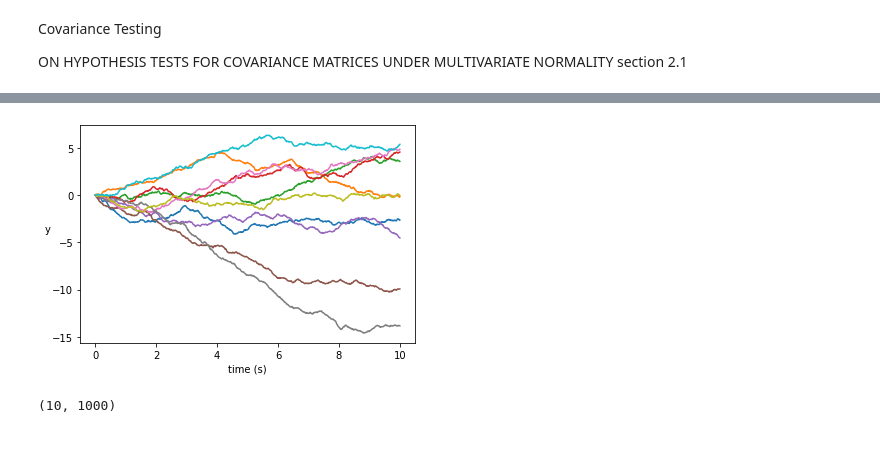
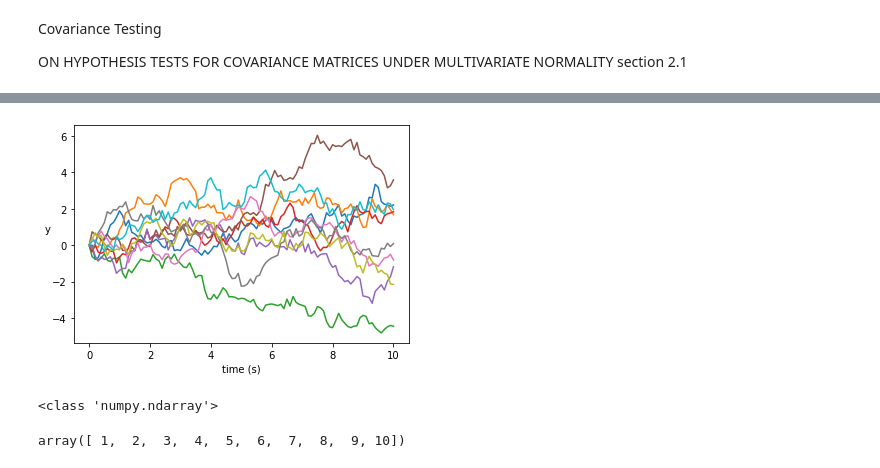
Before and after one commit to kaiboy05/fbm, a Jupyter notebook: Simulation.ipynb, the cells around one changed output, grey strips where cells are left out. Saved outputs shown, nothing was run; the diff lists cells and outputs as text; code cells hidden in the pictures.

```diff
--- a/Simulation.ipynb
+++ b/Simulation.ipynb
@@ -2,4 +2,20 @@
 import numpy as np
 import matplotlib.pyplot as plt
 import copy
+# %%
+class Simulator:
+    def __init__(self, y_init=0, grid_points=1000, t_init=0, t_end=10):
+        self.t_init = t_init
+        self.t_end = t_end
+        self.y_init = y_init
+        self.N = grid_points
+        self.dt = float(t_end - t_init) / self.N
+
+        self.ts = np.arange(t_init, t_end + self.dt, self.dt)
+
+    def simulate(self):
+        pass
+
+    def get_ts(self):
+        return copy.copy(self.ts)
 # %%
@@ -287,15 +382,14 @@ def cov_matrix_lrt_accept(sig_level, p):
 # %%
-H = 0.75
-sig_level = 0.95
+H = 0.5
+sig_level = 0.99
 
 fGn = Fractional_Gaussian_Simulator(H)
-fBm = Fractional_Brownian_Simulator(H)
-fBms = simulations_viewer(10, fBm)
+fBm = Fractional_Brownian_Simulator(H, grid_points=10)
+fBms = simulations_viewer(100, fBm)
 
-fGns = fBms[:,1:] - fBms[:,:-1]
+fGns = fBms[:, 1:] - fBms[:, :-1]
 p = fGns.shape[1]
 cov = fGn.get_cov(p) * fBm.factor ** 2
 
-stat = cov_matrix_lrt_stat(fGns, cov, mean=np.zeros(p))
-hyp_test(stat, cov_matrix_lrt_accept(sig_level, p))
+cov_matrix_lrt_test(fGns, cov, mean=np.zeros(p), sig_level=sig_level, verbose=True)
 # %% [output]
@@ -318,13 +530,15 @@ Accept Null Hypothesis (H_0)
 # %%
-H = 0.75
-sig_level = 0.95
+H = 0.5
 
-fGn = Fractional_Gaussian_Simulator(H)
-fBm = Fractional_Brownian_Simulator(H)
+fBm = FractionalBrownianSimulator2(H, grid_points=100)
 fBms = simulations_viewer(10, fBm)
 # %% [output]
-[figure, old version]
+[figure, new version]
-# %%
-print((fBms[:,1:] - fBms[:,:-1]).shape)
-# %% [output]
-(10, 1000)
+# %%
+def add(x):
+    return x+1
+
+np.apply_along_axis(add, 0, np.arange(10))
+# %% [output]
+<class 'numpy.ndarray'>
+array([ 1,  2,  3,  4,  5,  6,  7,  8,  9, 10])
```
Also changed, not shown: parts of 17 cells of this notebook.
